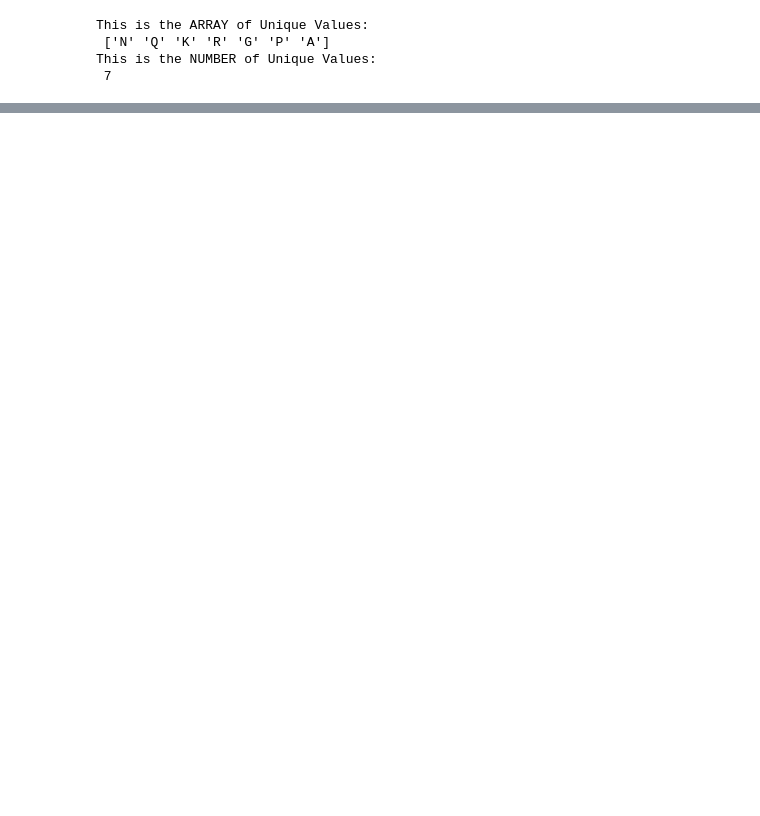
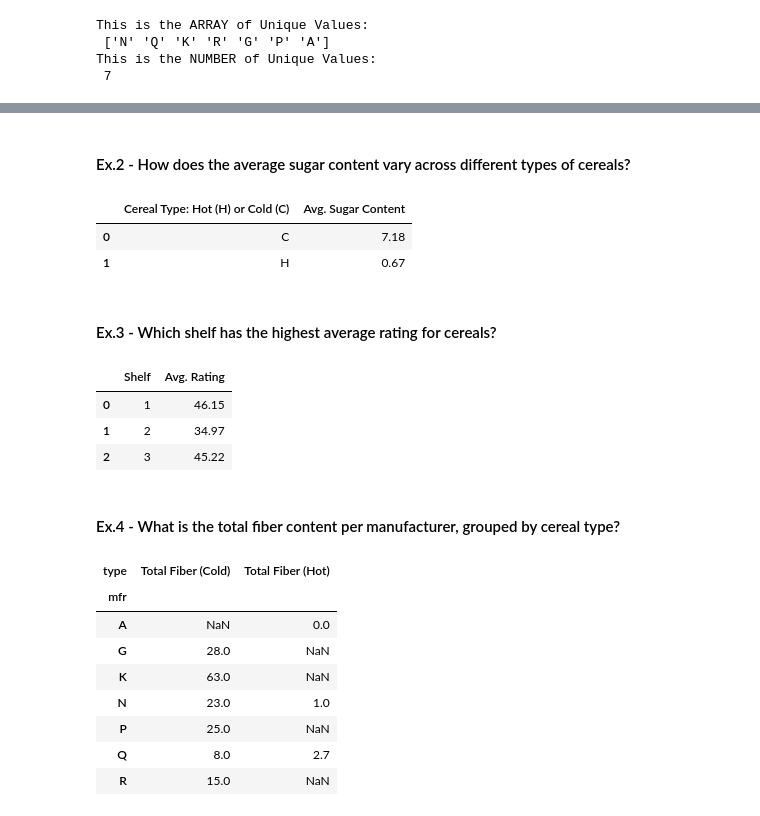
Before and after one commit to B-Treftz/Data-Manipulation-Notes, a Jupyter notebook: Data_Manipulation_Cheat_Sheet.ipynb, the cells around one changed output, grey strips where cells are left out. Saved outputs shown, nothing was run; the diff lists cells and outputs as text; code cells hidden in the pictures; blank space fills up the shorter version.

```diff
--- a/Data_Manipulation_Cheat_Sheet.ipynb
+++ b/Data_Manipulation_Cheat_Sheet.ipynb
@@ -101,0 +200,78 @@ dfc_2
+# %% [markdown]
+#### Ex.2 - How does the average sugar content vary across different types of cereals?
+# %%
+# Index: type
+# Values: sugars
+# Aggregation Function: mean
+
+avg_sug = pd.pivot_table(dfc,
+                         index='type',
+                         values='sugars',
+                         aggfunc=lambda x: round(x.mean(),2)
+                         ).reset_index()
+
+avg_sug.rename(columns={'type':'Cereal Type: Hot (H) or Cold (C)',
+                        'sugars': 'Avg. Sugar Content'
+                        }
+               , inplace=True)
+
+avg_sug
+# %% [output]
+|  | Cereal Type: Hot (H) or Cold (C) | Avg. Sugar Content |
+| 0 | C | 7.18 |
+| 1 | H | 0.67 |
+# %% [markdown]
+#### Ex.3 - Which shelf has the highest average rating for cereals?
+# %%
+# Index: shelf
+# Values: rating
+# Aggregation Function: mean
+
+shelf_rating = pd.pivot_table(dfc,
+                              values='rating',
+                              index='shelf',
+                              aggfunc=lambda x: round(x.mean(),2)
+                              ).reset_index()
+shelf_rating.rename(columns={'rating':'Avg. Rating',
+                             'shelf':'Shelf'},
+                    inplace=True)
+
+shelf_rating
+# %% [output]
+|  | Shelf | Avg. Rating |
+| 0 | 1 | 46.15 |
+| 1 | 2 | 34.97 |
+| 2 | 3 | 45.22 |
+# %% [markdown]
+#### Ex.4 - What is the total fiber content per manufacturer, grouped by cereal type?
+# %%
+# Index: mfr
+# Values: fiber
+# Columns: type
+# Aggregation: sum
+
+tot_fiber = pd.pivot_table(dfc,
+                           values='fiber',
+                           index='mfr',
+                           columns= 'type',
+                           aggfunc= 'sum')
+
+# DO NOT RESET INDEX when grouping by columns and rows.
+# Uncomment the following code to see what happens:
+#tot_fiber = tot_fiber.reset_index()
+
+tot_fiber.rename(columns={'mfr':'Manufacturer',
+                          'C':'Total Fiber (Cold)',
+                          'H':'Total Fiber (Hot)'}, inplace=True)
+
+tot_fiber
+# %% [output]
+| type | Total Fiber (Cold) | Total Fiber (Hot) |
+| mfr |  |  |
+| A | NaN | 0.0 |
+| G | 28.0 | NaN |
+| K | 63.0 | NaN |
+| N | 23.0 | 1.0 |
+| P | 25.0 | NaN |
+| Q | 8.0 | 2.7 |
+| R | 15.0 | NaN |
```
Also changed, not shown: parts of 18 cells of this notebook.
